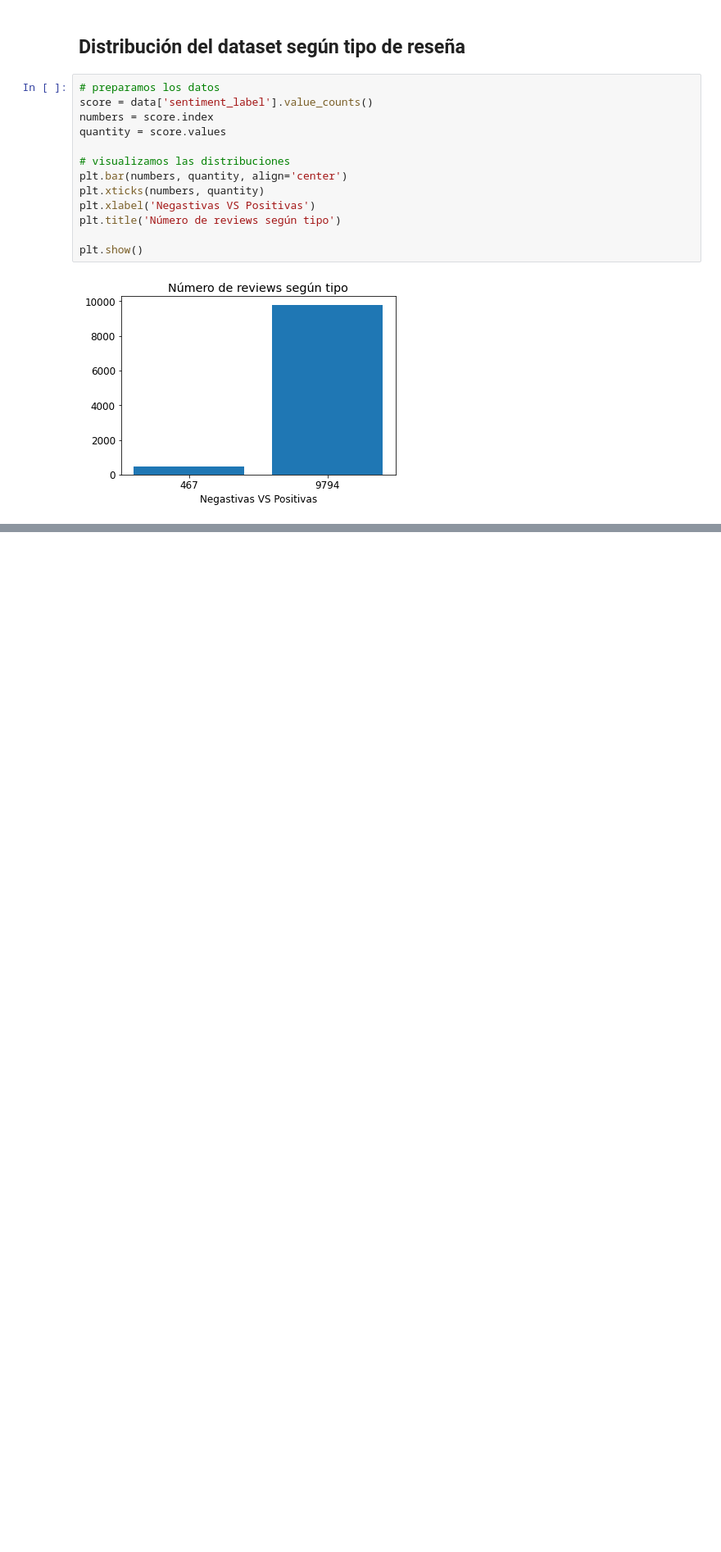
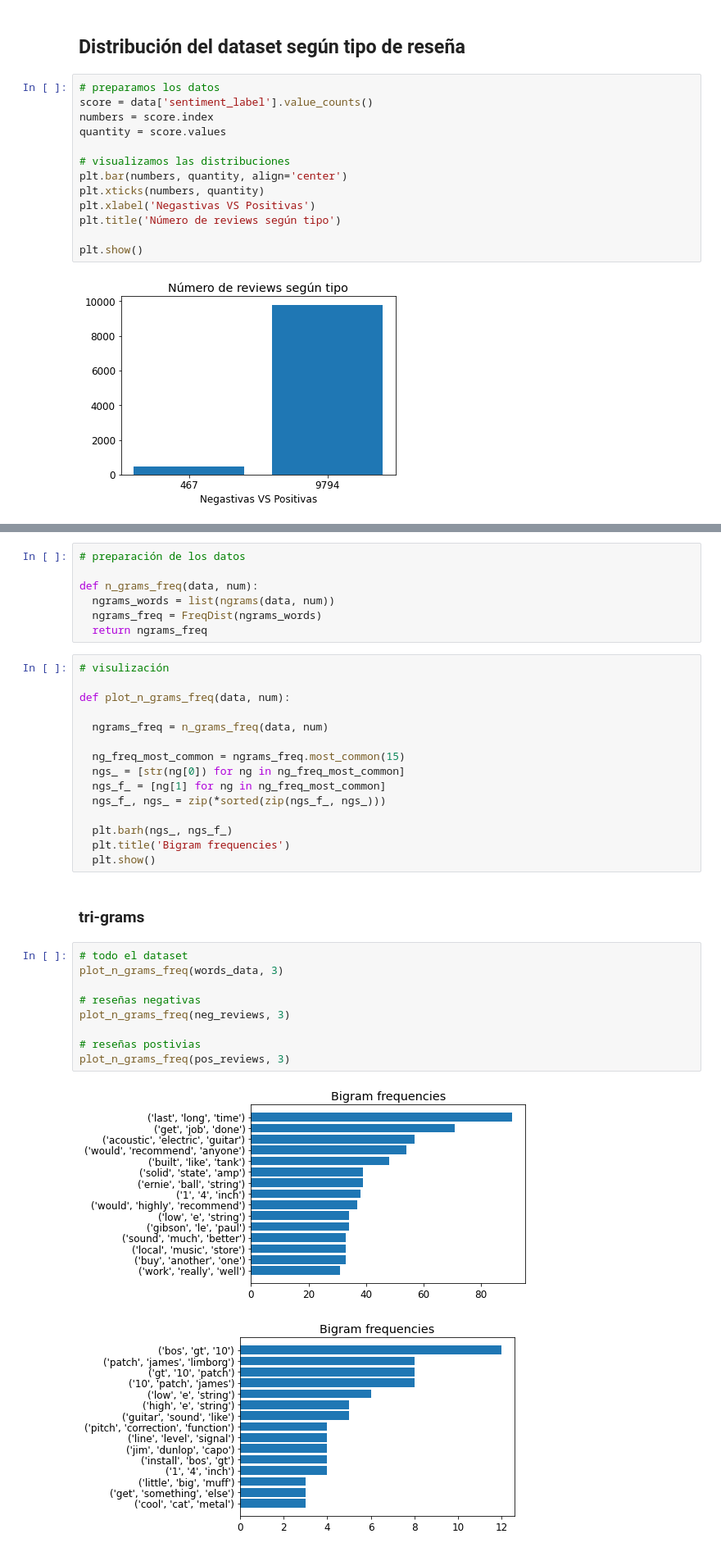
Before and after one commit to IrenaVent/11-NLP, a Jupyter notebook: 01-analisis-exploratiorio.ipynb, the cells around one changed output, grey strips where cells are left out. Shown at 82% size. Cells and saved outputs as stored; diff of their text form; blank space fills up the shorter version.

```diff
--- a/01-analisis-exploratiorio.ipynb
+++ b/01-analisis-exploratiorio.ipynb
@@ -186,0 +360,36 @@ plt.show()
+# %%
+# preparación de los datos
+
+def n_grams_freq(data, num):
+  ngrams_words = list(ngrams(data, num))
+  ngrams_freq = FreqDist(ngrams_words)
+  return ngrams_freq
+# %%
+# visulización
+
+def plot_n_grams_freq(data, num):
+
+  ngrams_freq = n_grams_freq(data, num)
+
+  ng_freq_most_common = ngrams_freq.most_common(15)
+  ngs_ = [str(ng[0]) for ng in ng_freq_most_common]
+  ngs_f_ = [ng[1] for ng in ng_freq_most_common]
+  ngs_f_, ngs_ = zip(*sorted(zip(ngs_f_, ngs_)))
+
+  plt.barh(ngs_, ngs_f_)
+  plt.title('Bigram frequencies')
+  plt.show()
+# %% [markdown]
+### **tri-grams**
+# %%
+# todo el dataset
+plot_n_grams_freq(words_data, 3)
+
+# reseñas negativas
+plot_n_grams_freq(neg_reviews, 3)
+
+# reseñas postivias
+plot_n_grams_freq(pos_reviews, 3)
+# %% [output]
+[figure, added]
+[figure, added]
```
Also changed, not shown: parts of 40 cells of this notebook, 1 other file.
